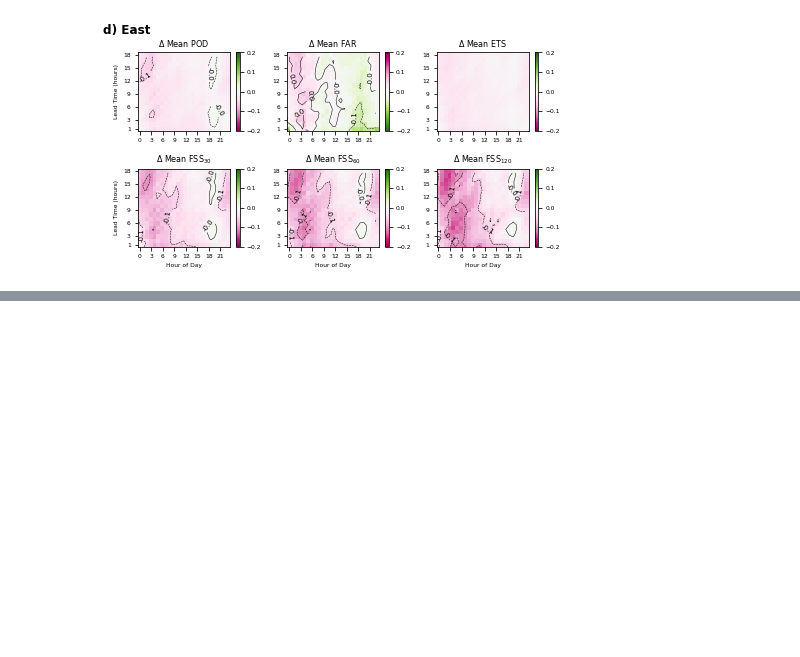
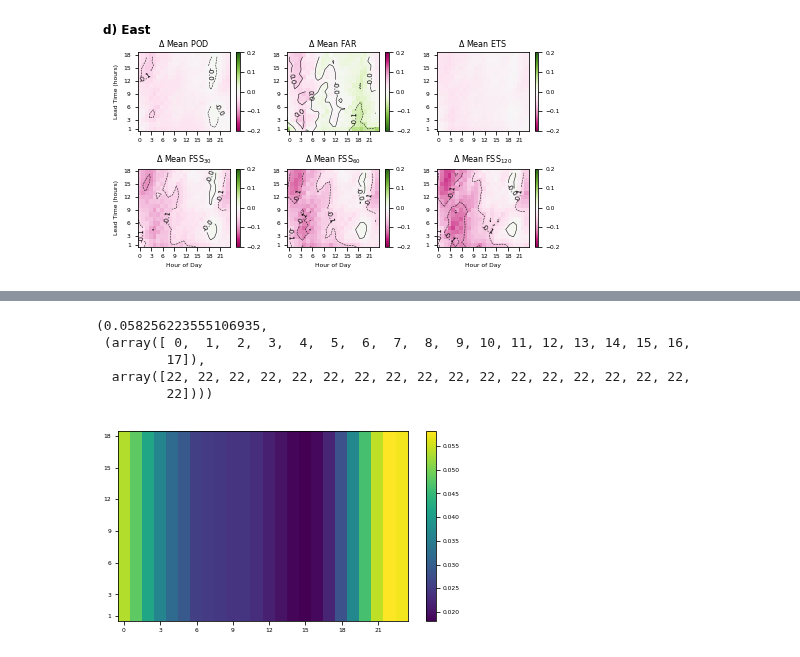
Before and after one commit to blaylockbk/pyBKB_v3, a Jupyter notebook: publications/GLM_HRRR/Fig-07_Hovmoller.ipynb, the cells around one changed output, grey strips where cells are left out. Drawn from its saved outputs; the diff is of its cells as text; code cells hidden in the pictures; blank space fills up the shorter version.

```diff
--- a/publications/GLM_HRRR/Fig-07_Hovmoller.ipynb
+++ b/publications/GLM_HRRR/Fig-07_Hovmoller.ipynb
@@ -54,6 +55,9 @@ def get_traditional_scores(sDATE, eDATE, DOMAIN):
         mean_POD = []
         mean_FAR = []
         mean_ETS = []
+        mean_BRS = []  # mean base rate (s); probability of observing a categorical event.
+        mean_FRR = []  # mean forecast rate (r): probability of forecasting a categorical event.
+        mean_FBB = []  # mean frequency bias (B): r/s
 
         DIR = '/uufs/chpc.utah.edu/common/home/u0553130/pyBKB_v3/BB_HRRR/GLM_and_HRRR/HRRR_GLM_contingency_table'
         files = []
@@ -84,22 +88,35 @@ def get_traditional_scores(sDATE, eDATE, DOMAIN):
             C = np.array(list(itertools.chain(*[data[i]['F%02d_C' % f] for i in range(len(files))])))[date_boolean]
             D = np.array(list(itertools.chain(*[data[i]['F%02d_D' % f] for i in range(len(files))])))[date_boolean]
 
+            # nan will occur if there are no GLM observations. These are few (<<1% of times between May-October)
             mean_POD.append(np.nanmean(hit_rate(A, B, C, D)))
             mean_FAR.append(np.nanmean(false_alarm_ratio(A, B, C, D)))
             mean_ETS.append(np.nanmean(equitable_threat_score(A, B, C, D)))
+            mean_BRS.append(np.nanmean(base_rate(A, B, C, D)))
+            mean_FRR.append(np.nanmean(forecast_rate(A, B, C, D)))
+            mean_FBB.append(np.nanmean(frequency_bias(A, B, C, D)))
 
         if hour == 0:
             mean_POD_HOV = np.array(mean_POD)
             mean_FAR_HOV = np.array(mean_FAR)
             mean_ETS_HOV = np.array(mean_ETS)
+            mean_BRS_HOV = np.array(mean_BRS)
+            mean_FRR_HOV = np.array(mean_FRR)
+            mean_FBB_HOV = np.array(mean_FBB)
         else:
             mean_POD_HOV = np.vstack([mean_POD_HOV, mean_POD])
             mean_FAR_HOV = np.vstack([mean_FAR_HOV, mean_FAR])
             mean_ETS_HOV = np.vstack([mean_ETS_HOV, mean_ETS])
+            mean_BRS_HOV = np.vstack([mean_BRS_HOV, mean_BRS])
+            mean_FRR_HOV = np.vstack([mean_FRR_HOV, mean_FRR])
+            mean_FBB_HOV = np.vstack([mean_FBB_HOV, mean_FBB])
 
     return {'POD': np.transpose(mean_POD_HOV),
             'FAR': np.transpose(mean_FAR_HOV),
             'ETS': np.transpose(mean_ETS_HOV),
+            'Base Rate': np.transpose(mean_BRS_HOV),
+            'Forecast Rate': np.transpose(mean_FRR_HOV),
+            'Frequency Bias': np.transpose(mean_FBB_HOV),
             'DATES': DATES,
             'EVENTS': EVENTS,
             'SAMPLES': samples}
@@ -428,0 +351,13 @@ plt.plot(CT['EVENTS'])
+# %%
+sDATE = datetime(2018, 7, 13)
+eDATE = datetime(2018, 9, 1)
+
+radii = [10, 20, 40]
+
+domains = ['HRRR', 'West', 'Central', 'East']
+labels = ['a)', 'b)', 'c)', 'd)']
+
+for DOMAIN, label in zip(['HRRR'], ['a)']):
+#for DOMAIN, label in zip(domains, labels):
+    print('Working on %s %s %s' % (DOMAIN, sDATE, eDATE))
+    CT = get_traditional_scores(sDATE, eDATE, DOMAIN)
@@ -428,0 +366,16 @@ plt.plot(CT['EVENTS'])
+# %%
+plt.figure()
+plt.pcolormesh(range(25), range(1,20), CT['Base Rate'])
+plt.colorbar()
+
+plt.yticks(np.array([1, 3, 6, 9, 12, 15, 18])+.5, [1, 3, 6, 9, 12, 15, 18])
+plt.xticks(np.arange(0,24,3)+.5, range(0,24,3), )
+
+np.max(CT['Base Rate']), np.where(CT['Base Rate'] == np.max(CT['Base Rate']))
+# %% [output]
+(0.058256223555106935,
+ (array([ 0,  1,  2,  3,  4,  5,  6,  7,  8,  9, 10, 11, 12, 13, 14, 15, 16,
+         17]),
+  array([22, 22, 22, 22, 22, 22, 22, 22, 22, 22, 22, 22, 22, 22, 22, 22, 22,
+         22])))
+[figure, added]
```
Also changed, not shown: parts of 15 cells of this notebook, 7 other files.
